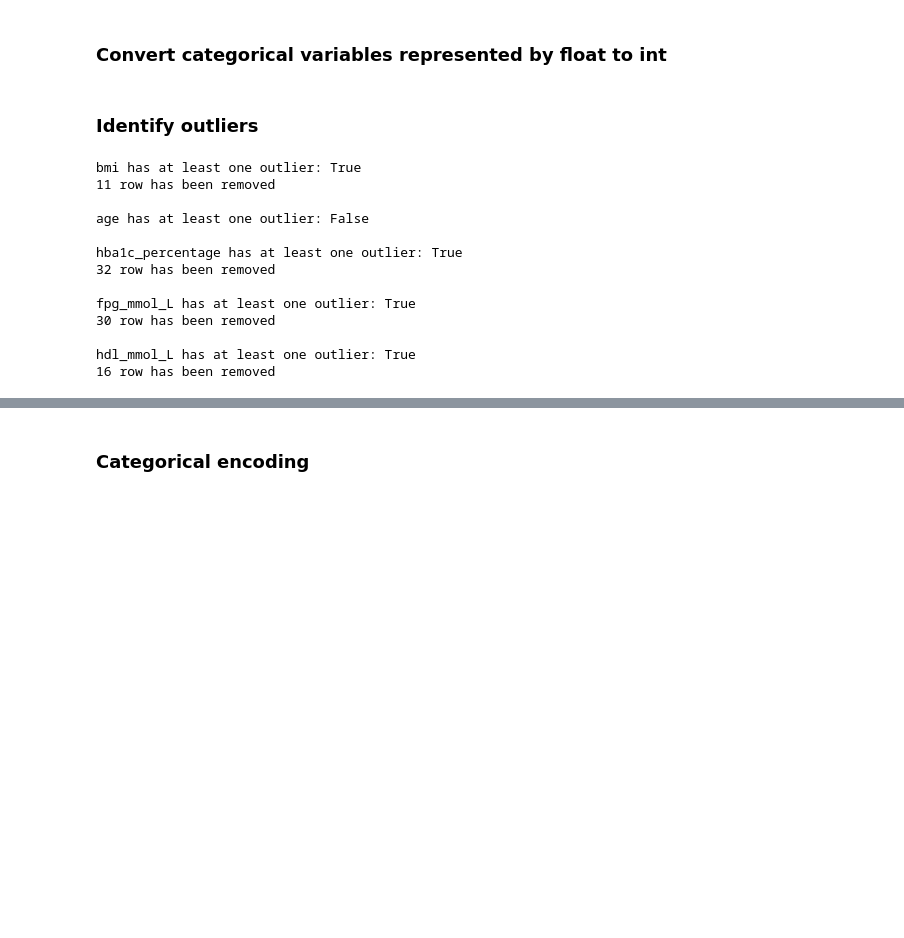
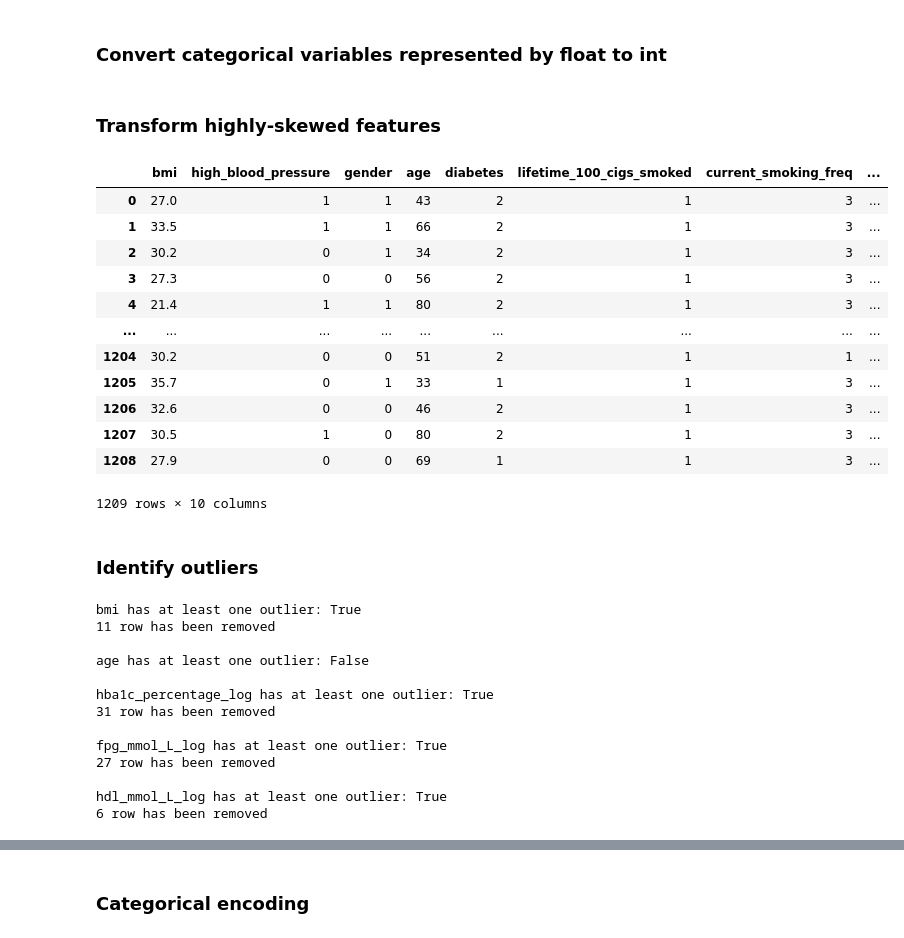
Before and after one commit to ryansoh-42/interpretable-ML-T2DM, a Jupyter notebook: notebooks/03_preprocessing.ipynb, the cells around one changed output, grey strips where cells are left out. Cells and saved outputs as stored; diff of their text form; code cells hidden in the pictures; blank space fills up the shorter version.

```diff
--- a/notebooks/03_preprocessing.ipynb
+++ b/notebooks/03_preprocessing.ipynb
@@ -10,6 +11,33 @@ df = pd.read_csv("../data/interim/nhanes_data_interim.csv")
 # %%
 df["diabetes"] = df["diabetes"].astype(int)
 df["current_smoking_freq"] = df["current_smoking_freq"].astype(int)
+# %% [markdown]
+### Transform highly-skewed features
+# %%
+# Log transformation on right-skewed features
+
+cols_to_transform = ["hba1c_percentage", "fpg_mmol_L", "hdl_mmol_L"]
+
+for col in cols_to_transform:
+    df[col + "_log"] = np.log(df[col])
+
+# Drop original columns
+
+df.drop(cols_to_transform, axis=1)
+# %% [output]
+|  | bmi | high_blood_pressure | gender | age | diabetes | lifetime_100_cigs_smoked | current_smoking_freq | ... |
+| 0 | 27.0 | 1 | 1 | 43 | 2 | 1 | 3 | ... |
+| 1 | 33.5 | 1 | 1 | 66 | 2 | 1 | 3 | ... |
+| 2 | 30.2 | 0 | 1 | 34 | 2 | 1 | 3 | ... |
+| 3 | 27.3 | 0 | 0 | 56 | 2 | 1 | 3 | ... |
+| 4 | 21.4 | 1 | 1 | 80 | 2 | 1 | 3 | ... |
+| ... | ... | ... | ... | ... | ... | ... | ... | ... |
+| 1204 | 30.2 | 0 | 0 | 51 | 2 | 1 | 1 | ... |
+| 1205 | 35.7 | 0 | 1 | 33 | 1 | 1 | 3 | ... |
+| 1206 | 32.6 | 0 | 0 | 46 | 2 | 1 | 3 | ... |
+| 1207 | 30.5 | 1 | 0 | 80 | 2 | 1 | 3 | ... |
+| 1208 | 27.9 | 0 | 0 | 69 | 1 | 1 | 3 | ... |
+1209 rows × 10 columns
 # %% [markdown]
 ### Identify outliers
 # %%
@@ -21,7 +49,7 @@ def three_sd_range(series):
 
     return (lower_bound, upper_bound)
 # %%
-for col_name in ["bmi", "age", "hba1c_percentage", "fpg_mmol_L", "hdl_mmol_L"]:
+for col_name in ["bmi", "age", "hba1c_percentage_log", "fpg_mmol_L_log", "hdl_mmol_L_log"]:
     lower_bound, upper_bound = three_sd_range(df[col_name])
     outlier_present = (df[col_name].min() < lower_bound or df[col_name].max() > upper_bound)
     print(f"{col_name} has at least one outlier: {outlier_present}")
@@ -39,14 +67,14 @@ bmi has at least one outlier: True
 
 age has at least one outlier: False
 
-hba1c_percentage has at least one outlier: True
-32 row has been removed
+hba1c_percentage_log has at least one outlier: True
+31 row has been removed
 
-fpg_mmol_L has at least one outlier: True
-30 row has been removed
+fpg_mmol_L_log has at least one outlier: True
+27 row has been removed
 
-hdl_mmol_L has at least one outlier: True
-16 row has been removed
+hdl_mmol_L_log has at least one outlier: True
+6 row has been removed
 # %%
 df.info()
 # %% [output]
```
Also changed, not shown: parts of 3 cells of this notebook, 1 other file.
